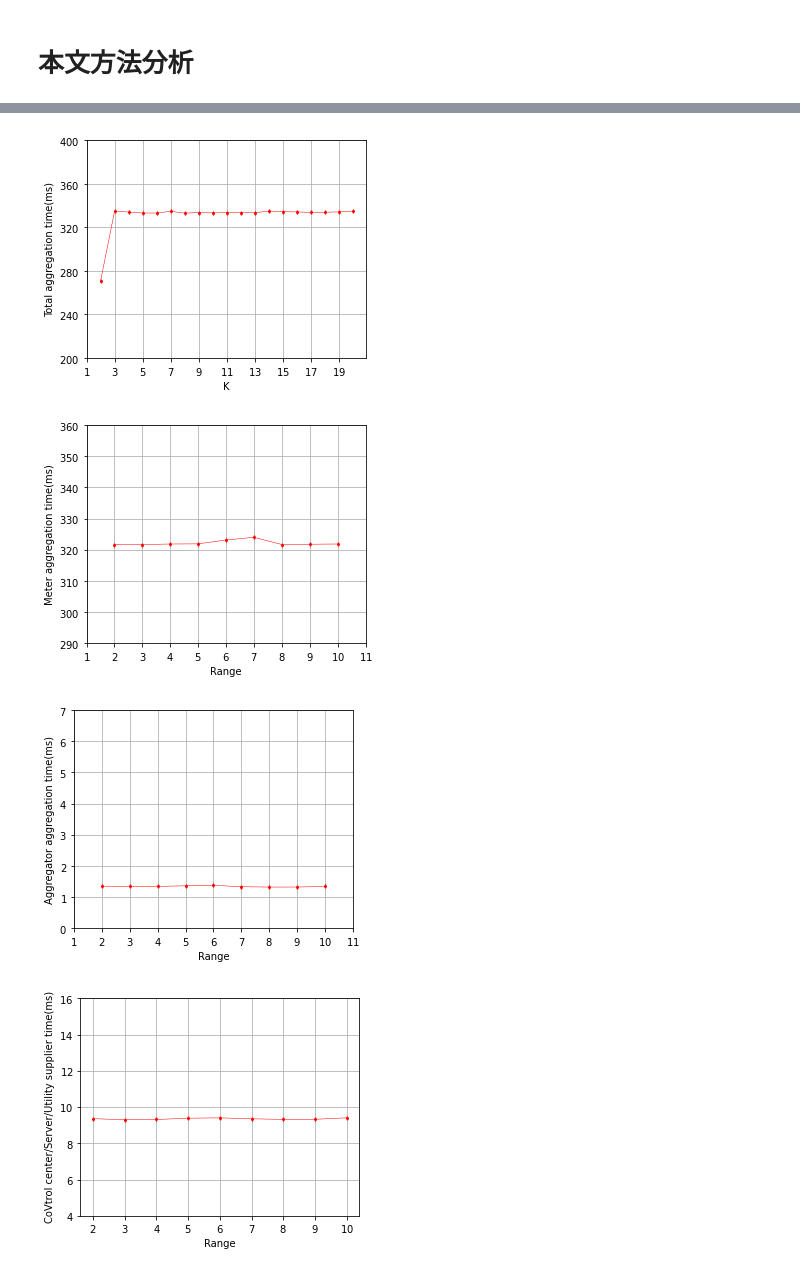
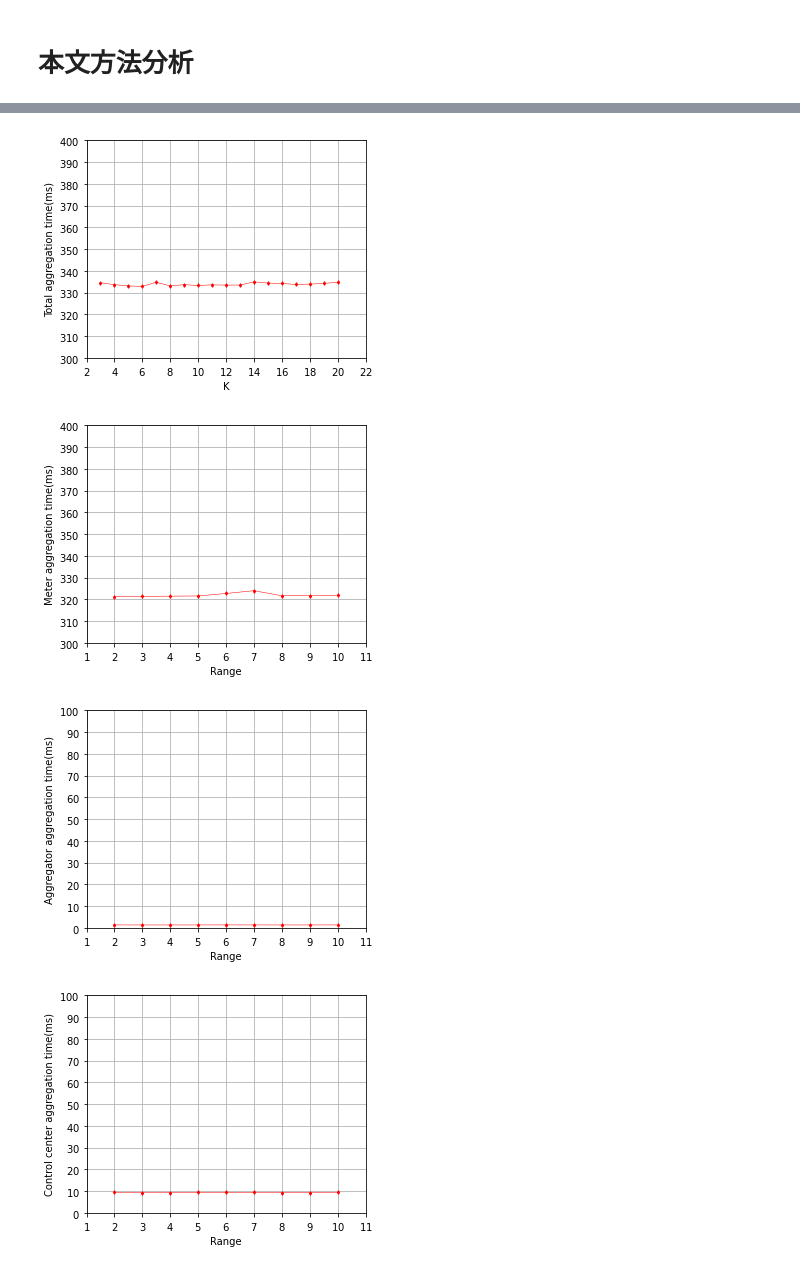
Before and after one commit to SevenBruce/CirAggregation, a Jupyter notebook: python/experments_fig.ipynb, the cells around one changed output, grey strips where cells are left out. Saved outputs shown, nothing was run; the diff lists cells and outputs as text; code cells hidden in the pictures.

```diff
--- a/python/experments_fig.ipynb
+++ b/python/experments_fig.ipynb
@@ -310,8 +352,8 @@ plt.show()
 # %%
 #聚合阶段
 # k anonymous report merter
-k = [k for k in range(2,kMax)]
-k_anony_f = ['meterRepTime_' + str(k) for k in range(2, kMax)]
+k = [k for k in range(kMin,kMax)]
+k_anony_f = ['meterRepTime_' + str(k) for k in range(kMin, kMax)]
 m_num = 20
 k_y = [avg_df_midx.loc[('raspberrypi', 'cir', f, m_num), 'meter_time']/1e6 for f in k_anony_f]
 
@@ -321,8 +363,8 @@ plt.xlabel('K')
 plt.ylabel('Meter aggregation time(ms)')
 plt.ticklabel_format(axis='y', style='sci', scilimits=(-4, 3))
 plt.grid()
-plt.yticks(range(200, 430, 40))
-# plt.xticks(range(1, 8))
+plt.yticks(range(300, 410, 10))
+plt.xticks(range(kMin-1, kMax+1, 2))
 plt.savefig('figs/meter_k_meter_report.svg')
 plt.show()
 # %% [output]
@@ -330,7 +372,7 @@ plt.show()
 # %%
 # k anonymous report aggregator
-k = [k for k in range(2,kMax)]
-k_anony_f = ['meterRepTime_' + str(k) for k in range(2, kMax)]
+k = [k for k in range(kMin,kMax)]
+k_anony_f = ['meterRepTime_' + str(k) for k in range(kMin, kMax)]
 m_num = 20
 k_y = [avg_df_midx.loc[('BruceChen', 'cir', f, m_num), 'agg']/1e6 for f in k_anony_f]
 
@@ -340,8 +382,8 @@ plt.xlabel('K')
 plt.ylabel('Aggregator aggregation time(ms)')
 plt.ticklabel_format(axis='y', style='sci', scilimits=(-4, 3))
 plt.grid()
-plt.yticks(range(0, 8))
-plt.xticks(range(1, kMax, 2))
+plt.yticks(range(0, 110, 10))
+plt.xticks(range(kMin-1, kMax+2, 2))
 plt.savefig('figs/meter_k_agg_report.svg')
 plt.show()
 # %% [output]
@@ -349,8 +391,8 @@ plt.show()
 # %%
 # k anonymous report controll
 
-k = [k for k in range(2,kMax)]
-k_anony_f = ['meterRepTime_' + str(k) for k in range(2, kMax)]
+k = [k for k in range(kMin,kMax)]
+k_anony_f = ['meterRepTime_' + str(k) for k in range(kMin, kMax)]
 m_num = 20
 k_y = [avg_df_midx.loc[('BruceChen', 'cir', f, m_num), 'control']/1e6 for f in k_anony_f]
 
@@ -360,8 +402,8 @@ plt.xlabel('K')
 plt.ylabel('Control center aggregation time(ms)')
 plt.ticklabel_format(axis='y', style='sci', scilimits=(-4, 3))
 plt.grid()
-plt.yticks(range(5, kMax, 2))
-# plt.xticks(range(1, kMax, 2))
+plt.yticks(range(0, 110, 10))
+plt.xticks(range(kMin-1, kMax+2, 2))
 plt.savefig('figs/meter_k_control_report.svg')
 plt.show()
 # %% [output]
@@ -370,8 +412,8 @@ plt.show()
 
 # k anonymous report total
 
-k = [k for k in range(2,kMax)]
-k_anony_f = ['meterRepTime_' + str(k) for k in range(2, kMax)]
+k = [k for k in range(kMin,kMax)]
+k_anony_f = ['meterRepTime_' + str(k) for k in range(kMin, kMax)]
 m_num = 20
 k_y = []
 for f in k_anony_f:
@@ -386,12 +428,12 @@ plt.xlabel('K')
 plt.ylabel('Total aggregation time(ms)')
 plt.ticklabel_format(axis='y', style='sci', scilimits=(-4, 3))
 plt.grid()
-plt.yticks(range(200, 430, 40))
-plt.xticks(range(1, kMax, 2))
+plt.yticks(range(300, 410, 10))
+plt.xticks(range(kMin-1, kMax+2, 2))
 plt.savefig('figs/meter_k_total_report.svg')
 plt.show()
 # %% [output]
-[figure, old version]
+[figure, new version]
 # %%
 # k anonymous range meter
 rMax = 11
@@ -406,13 +448,13 @@ plt.xlabel('Range')
 plt.ylabel('Meter aggregation time(ms)')
 plt.ticklabel_format(axis='y', style='sci', scilimits=(-4, 3))
 plt.grid()
-plt.yticks(range(290, 370, 10))
+plt.yticks(range(300, 410, 10))
 plt.xticks(range(1, rMax+1))
 
 plt.savefig('figs/meter_range_meter_report.svg')
 plt.show()
 # %% [output]
-[figure, old version]
+[figure, new version]
 # %%
 # k anonymous range aggregator
 
@@ -427,34 +469,34 @@ plt.xlabel('Range')
 plt.ylabel('Aggregator aggregation time(ms)')
 plt.ticklabel_format(axis='y', style='sci', scilimits=(-4, 3))
 plt.grid()
-plt.yticks(range(0, 8))
+plt.yticks(range(0, 110, 10))
 plt.xticks(range(1, rMax+1))
 
 plt.savefig('figs/meter_range_agg_report.svg')
 plt.show()
 # %% [output]
-[figure, old version]
+[figure, new version]
 # %%
 # k anonymous range control
 
 r = [r for r in range(2,rMax)]
 r_anony_f = ['meterRepTime_r' + str(k) for k in range(2,rMax)]
 m_num = 20
 r_y = [avg_df_midx.loc[('BruceChen', 'cir', f, m_num), 'control']/1e6 for f in r_anony_f]
 
 plt.plot(r, r_y, marker=markers[3], color='r')
 
 plt.xlabel('Range')
-plt.ylabel('CoVtrol center/Server/Utility supplier time(ms)')
+plt.ylabel('Control center aggregation time(ms)')
 plt.ticklabel_format(axis='y', style='sci', scilimits=(-4, 3))
 plt.grid()
-plt.yticks(range(4, 17, 2))
-# plt.xticks(range(1, 8))
+plt.yticks(range(0, 110, 10))
+plt.xticks(range(1, rMax+1))
 
 plt.savefig('figs/meter_range_control_report.svg')
 plt.show()
 # %% [output]
-[figure, old version]
+[figure, new version]
 # %%
 # k anonymous range total
 
```
Also changed, not shown: parts of 7 cells of this notebook, 16 other files.
